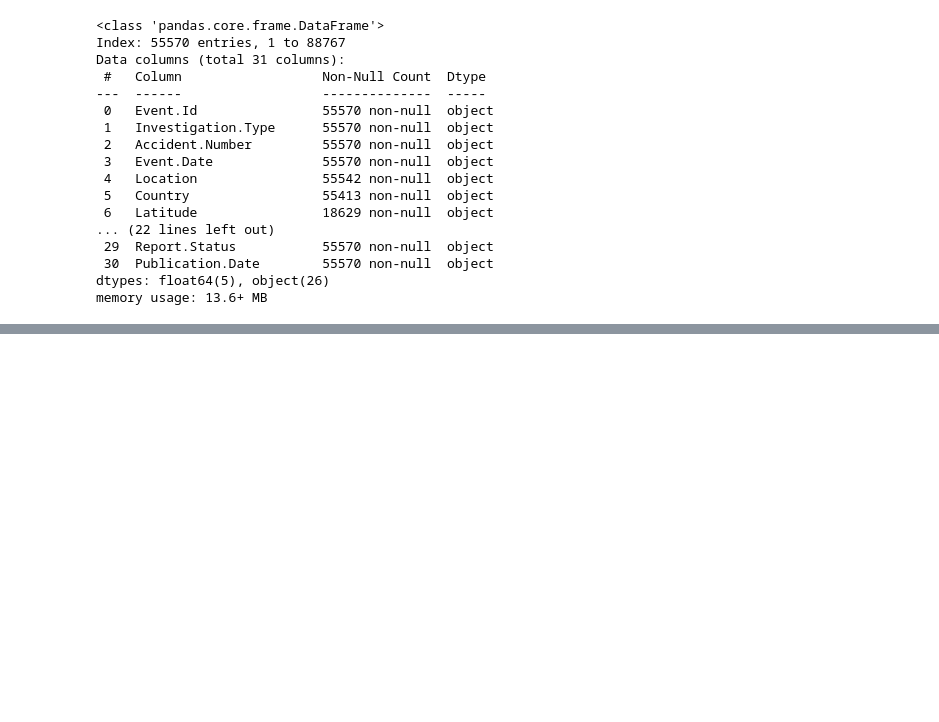
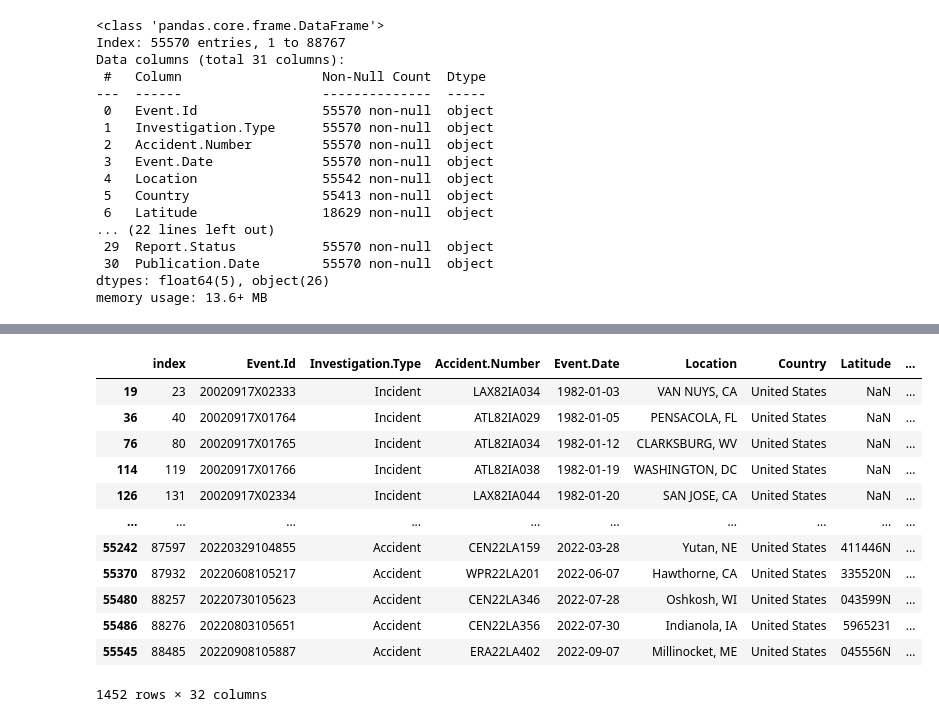
Before and after one commit to idodatascience/phase-1-project-0325, a Jupyter notebook: phase_1_project-checkpoint.ipynb, the cells around one changed output, grey strips where cells are left out. Cells and saved outputs as stored; diff of their text form; code cells hidden in the pictures; blank space fills up the shorter version.

```diff
--- a/phase_1_project-checkpoint.ipynb
+++ b/phase_1_project-checkpoint.ipynb
@@ -106,0 +155,17 @@ memory usage: 13.6+ MB
+# %%
+#Finding Aircraft with Minor damage
+avdf.loc[avdf['Aircraft.damage'] == 'Minor']
+# %% [output]
+|  | index | Event.Id | Investigation.Type | Accident.Number | Event.Date | Location | Country | Latitude | ... |
+| 19 | 23 | 20020917X02333 | Incident | LAX82IA034 | 1982-01-03 | VAN NUYS, CA | United States | NaN | ... |
+| 36 | 40 | 20020917X01764 | Incident | ATL82IA029 | 1982-01-05 | PENSACOLA, FL | United States | NaN | ... |
+| 76 | 80 | 20020917X01765 | Incident | ATL82IA034 | 1982-01-12 | CLARKSBURG, WV | United States | NaN | ... |
+| 114 | 119 | 20020917X01766 | Incident | ATL82IA038 | 1982-01-19 | WASHINGTON, DC | United States | NaN | ... |
+| 126 | 131 | 20020917X02334 | Incident | LAX82IA044 | 1982-01-20 | SAN JOSE, CA | United States | NaN | ... |
+| ... | ... | ... | ... | ... | ... | ... | ... | ... | ... |
+| 55242 | 87597 | 20220329104855 | Accident | CEN22LA159 | 2022-03-28 | Yutan, NE | United States | 411446N | ... |
+| 55370 | 87932 | 20220608105217 | Accident | WPR22LA201 | 2022-06-07 | Hawthorne, CA | United States | 335520N | ... |
+| 55480 | 88257 | 20220730105623 | Accident | CEN22LA346 | 2022-07-28 | Oshkosh, WI | United States | 043599N | ... |
+| 55486 | 88276 | 20220803105651 | Accident | CEN22LA356 | 2022-07-30 | Indianola, IA | United States | 5965231 | ... |
+| 55545 | 88485 | 20220908105887 | Accident | ERA22LA402 | 2022-09-07 | Millinocket, ME | United States | 045556N | ... |
+1452 rows × 32 columns
```
Also changed, not shown: parts of 9 cells of this notebook.
